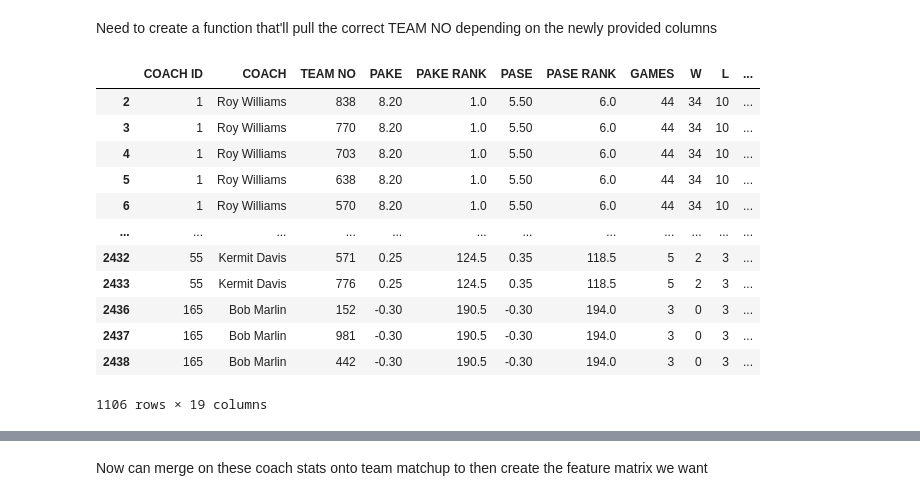
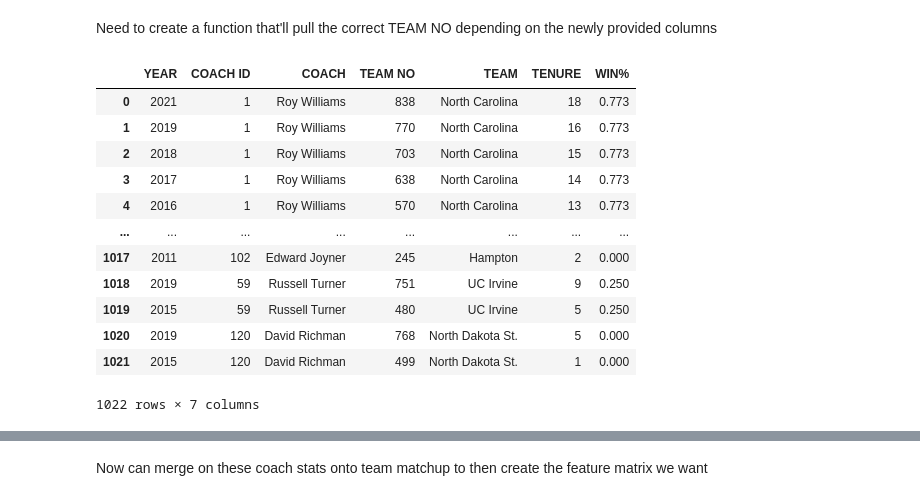
Before and after one commit to nicholaskim1004/MarchMadness, a Jupyter notebook: bracketology/madness.ipynb, the cells around one changed output, grey strips where cells are left out. Saved outputs shown, nothing was run; the diff lists cells and outputs as text; code cells hidden in the pictures.

Commit message:
-another pain staking process in finding why some rows were redundant -created differenced feature matrix for coaches :)

```diff
--- a/bracketology/madness.ipynb
+++ b/bracketology/madness.ipynb
@@ -635,24 +701,24 @@ coach_perf['TEAMS'] = [['North Carolina'],['Michigan St.'],['Butler'],['Memphis'
                       ['Kansas St.'],['UNC Wilmington','North Carolina St.'],['Western Kentucky','South Carolina','Northern Kentucky'],['Princeton'],['Florida St.'],['Grand Canyon'],['Richmond'],
                       ['Montana','Oregon St.'],['Florida','Georgia'],['Buffalo','Alabama'],['Xavier','Louisville','College of Charleston'],['Alabama','North Carolina St.','Cal St. Northridge'],
                       ['Cornell','Boston College','Penn'],['Fairleigh Dickinson','Iona'],['Wright St.','Clemson'],['Northwestern'],['Norfolk St.'],['Mercer'],['UAB','Stanford'],
-                      ['Yale'],['Marshall'],['UC Irvine'],['Morehead St.','Southern Miss','Tennessee'],['Western Kentucky'],['Abilene Christian','UTEP'],['Dayton','Georgia Tech','South Florida'],
+                      ['Yale'],['Marshall'],['Morehead St.','Southern Miss','Tennessee'],['Western Kentucky'],['Abilene Christian','UTEP'],['Dayton','Georgia Tech','South Florida'],
                       ['San Diego'],['Furman'],['Duke'],['James Madison','Vanderbilt'],['Iowa St.','Creighton'],['Murray St.','LSU'],['Stony Brook','Ohio'],['Stanford','LSU','TCU'],
                       ['Northern Iowa'],['Lehigh'],['Alabama'],['Cleveland St.','Missouri'],['Washington'],['Arkansas'],
                       ['Hawaii'],['Cleveland St.'],['Georgia St.'],['Liberty','Liberty'],['Washington'],['Penn St.','Notre Dame'],['Oakland'],['Marquette','Virginia Tech','Texas A&M'],
                       ['Fresno St.','UTEP','Texas'],['Washington St.','Stanford'],['Saint Louis'],['North Dakota St.','Ohio'],['Georgia Tech','George Mason'],['Harvard'],['Baylor'],
                       ['Missouri','Arkansas',"St. John's"],['Stony Brook','Rutgers'],['Montana St.','Utah St.','Washington'],['South Florida','Eastern Michigan'],['Utah'],
-                      ['Chattanooga','Central Arkansas'],['UTSA'],['UT Arlington','Troy'],['Hampton'],['Mississippi St.','Western Kentucky'],['Arkansas Pine Bluff','Mississippi Valley St.'],
+                      ['Chattanooga','Central Arkansas'],['UTSA'],['UT Arlington','Troy'],['Mississippi St.','Western Kentucky'],['Arkansas Pine Bluff','Mississippi Valley St.'],
                       ['Lafayette'],['Southern Miss','Colorado St.'],['Mississippi Valley St.'],['Northwestern','Holy Cross'],['North Carolina A&T'],['Robert Morris'],['Radford'],
                       ['Grambling St.'],['Wagner'],['Marshall','UCF','Stetson'],['Fairleigh Dickinson'],['Bradley','UC Davis'],['Gardner Webb'],['Hartford','Manhattan'],
-                      ['Radford','UNC Greensboro'],['North Dakota St.'],["Mount St. Mary's",'Siena','George Washington'],['Wagner',"Saint Peter's"],['UNC Asheville'],['Bradley'],
+                      ['Radford','UNC Greensboro'],["Mount St. Mary's",'Siena','George Washington'],['Wagner',"Saint Peter's"],['UNC Asheville'],['Bradley'],
                       ['Norfolk St.'],['Georgia St.','SMU','Rice'],['Howard'],['Texas Southern'],['Army','Drexel'],['Stetson','Lipscomb','Belmont'],['Milwaukee','Butler'],
                       ['UMBC','Utah St.','VCU'],['North Dakota'],['Texas A&M','Maryland'],['Southern'],['Troy'],['Cal Poly'],['UNC Asheville','Middle Tennessee'],['Detroit'],
-                      ['Cal St. Northridge'],['Binghamton','Morgan St.'],['James Madison'],['North Dakota St.'],['UMBC'],['Boston University','Penn St.','Florida Gulf Coast'],['Northwestern St.'],
-                      ['Boise St.'],['Austin Peay'],['Hampton'],['Loyola MD'],['Coastal Carolina'],["Mount St. Mary's",'Holy Cross'],['Northern Colorado'],['Milwaukee'],['Longwood'],
+                      ['Cal St. Northridge'],['Binghamton','Morgan St.'],['James Madison'],['UMBC'],['Boston University','Penn St.','Florida Gulf Coast'],['Northwestern St.'],
+                      ['Boise St.'],['Austin Peay'],['Loyola MD'],['Coastal Carolina'],["Mount St. Mary's",'Holy Cross'],['Northern Colorado'],['Milwaukee'],['Longwood'],
                       ['Delaware'],['Northern Kentucky','Cincinnati'],['Cal St. Fullerton'],['Stephen F. Austin'],['Notre Dame'],['Akron','Duquesne'],['Texas A&M Corpus Chris','Western Kentucky','Oklahoma St.'],
                       ['East Tennessee St.','Wake Forest'],['Maryland'],['Eastern Kentucky'],['East Tennessee St.'],['Cal St. Fullerton'],['Pacific'],['Princeton','Fairfield'],['Manhattan'],
                       ['Winthrop'],['Florida Southern','Green Bay'],['Eastern Washington'],['Georgia St.','Cal St. Bakersfield'],['Chattanooga','Massachusetts'],['UNC Asheville'],['Western Michigan'],
-                      ['Indiana St.'],['Delaware','North Carolina A&T'],['Wyoming'],['UC Irvine'],['Robert Morris','Rutgers'],['Stephen F. Austin'],['Morgan St.'],["Saint Peter's"],['American'],
+                      ['Indiana St.'],['Delaware','North Carolina A&T'],['Wyoming'],['Robert Morris','Rutgers'],['Stephen F. Austin'],['Morgan St.'],["Saint Peter's"],['American'],
                       ['New Mexico St.','New Mexico'],['College of Charleston','Boston College'],['Kennesaw St.','South Florida'],['Oklahoma St.'],['Montana'],['Morehead St.'],['Tennessee','Auburn'],['Northeastern'],
                       ['Georgia','Cleveland St.'],['North Carolina Central'],['Army','Saint Louis'],['Houston'],['Tulsa','Wake Forest'],['Kentucky','Texas Tech','Ranger College','Tarleton St.'],['Portland St.','Washington St.'],
                       ['Weber St.'],['UC Santa Barbara'],['California'],['LIU Brooklyn','Dusquesne','UMBC'],['Samford'],['Western Kentucky','Jacksonville St.'],['Eastern Washington','Portland'],['Bucknell','New Hampshire'],
@@ -669,7 +735,7 @@ coach_perf['TEAMS'] = [['North Carolina'],['Michigan St.'],['Butler'],['Memphis'
                       ['St. Bonaventure'],['Vermont'],['Minnesota','Texas Tech','Memphis'],['UNLV'],['San Francisco','Florida'],['Tennessee','California','Missouri'],['Iona','Seton Hall','Maryland'],
                       ['Utah St.'],['Ohio St.','Butler'],['BYU','Kentucky'],['Illinois','Kansas St.'],['Belmont'],['Miami FL','Missouri','Tulsa'],['BYU'],['Purdue'],['Temple','La Salle'],
                       ['Siena','Iowa'],['Vanderbilt','Pittsburgh'],['Wofford','Virginia Tech'],['VCU','Texas','Marquette'],['Arizona'],['Oklahoma St.','Saint Louis'],['Clemson'],["Saint Mary's"],['Pittsburgh','TCU'],['Georgetown'],['Texas','Tennessee'],['Washington St.','Virginia']
-                      ,['Murray St.','Iowa St.','Murray St.'],['Middle Tennessee','Mississippi'],['Sam Houston St.','Louisiana Lafayette'],]
+                      ,['Murray St.','Iowa St.','Murray St.'],['Middle Tennessee','Mississippi'],['Sam Houston St.','Louisiana Lafayette'],['Hampton'],['UC Irvine'],['North Dakota St.']]
 coach_perf['YRS'] = [['2003-2021'],['1995-2025'],['2007-2013'],['2000-2009','2009-2024','2024-2025'],['1994-2010','2010-2025'],['1976-2023'],['2007-2019'],
                      ['2001-2022'],['2015-2019','2019-2024','2024-2025'],['2012-2018'],['2011-2021','2021-2025'],['2007-2012','2012-2022','2022-2025'],
                      ['2010-2012','2012-2018','2018-2025'],['2003-2025'],['1997-2011','2011-2024'],['2021-2025'],['1999-2025'],['2015-2016','2016-2021','2021-2022','2023-2025'],
@@ -679,24 +745,24 @@ coach_perf['YRS'] = [['2003-2021'],['1995-2025'],['2007-2013'],['2000-2009','200
                      ['2022-2025'],['2014-2017','2017-2025'],['2003-2008','2008-2012','2019-2025'],['2011-2025'],['2002-2025'],['2009-2013'],['2005-2025'],
                      ['2006-2014','2014-2025'],['2015-2022','2022-2025'],['2015-2019','2019-2025'],['2009-2018','2018-2022','2024-2025'],['1998-2009','2011-2017','2018-2021'],
                      ['2000-2010','2010-2014','2015-2025'],['2022-2023','2023-2025'],['2006-2010','2010-2025'],['2013-2025'],['2007-2013'],['2008-2019'],['2012-2016','2016-2024'],
-                     ['1999-2025'],['2014-2024'],['2010-2025'],['2006-2012','2012-2014','2014-2015'],['2008-2012'],['2011-2021','2021-2025'],['2003-2011','2011-2016','2017-2023'],
+                     ['1999-2025'],['2014-2024'],['2006-2012','2012-2014','2014-2015'],['2008-2012'],['2011-2021','2021-2025'],['2003-2011','2011-2016','2017-2023'],
                      ['2007-2015'],['2017-2025'],['2022-2025'],['2020-2024','2024-2025'],['2006-2010','2010-2025'],['2015-2022','2022-2025'],['2016-2019','2019-2025'],['2004-2008','2008-2012','2012-2016'],
                      ['2006-2025'],['2007-2025'],['2015-2019'],['2019-2022','2022-2025'],['2017-2024'],['2007-2011'],
                      ['2015-2025'],['2006-2017'],['2011-2019'],['2007-2009','2015-2025'],['2002-2017'],['2021-2023','2023-2025'],['1984-2025'],['2008-2014','2014-2019','2019-2025'],
                      ['2011-2018','2018-2021','2022-2025'],['2019-2024','2024-2025'],['2007-2012'],['2007-2014','2014-2019'],['2000-2011','2011-2015'],['2007-2025'],['2003-2025'],
                      ['2006-2011','2011-2019','2019-2023'],['2005-2016','2016-2025'],['2019-2023','2023-2024','2024-2025'],['2007-2014','2021-2025'],['2011-2021'],
-                     ['2004-2013','2024-2025'],['2006-2016'],['2006-2018','2019-2025'],['2009-2024'],['1998-2012','2016-2023'],['2008-2021','2022-2025'],
+                     ['2004-2013','2024-2025'],['2006-2016'],['2006-2018','2019-2025'],['1998-2012','2016-2023'],['2008-2021','2022-2025'],
                      ['1995-2022'],['2004-2012','2012-2018'],['2005-2008'],['2000-2013','2015-2019'],['2012-2016'],['2010-2025'],['2007-2011'],
                      ['2017-2025'],['2022-2025'],['2007-2010','2010-2016','2019-2025'],['2013-2022'],['2002-2011','2011-2025'],['2013-2024'],['2010-2022','2023-2025'],
-                     ['2011-2021','2021-2025'],['2014-2025'],['2012-2018','2018-2019','2019-2022'],['2012-2022','2022-2025'],['2018-2025'],['2015-2025'],
+                     ['2011-2021','2021-2025'],['2012-2018','2018-2019','2019-2022'],['2012-2022','2022-2025'],['2018-2025'],['2015-2025'],
                      ['2014-2025'],['2019-2022','2022-2024','2024-2025'],['2019-2025'],['2012-2018'],['2009-2016','2016-2025'],['2011-2013','2013-2019','2019-2025'],['2016-2017','2017-2022'],
                      ['2016-2021','2021-2023','2023-2025'],['2006-2019'],['2007-2011','2011-2021'],['2011-2017'],['2013-2019'],['2009-2019'],['2013-2018','2018-2025'],['2008-2016'],
-                     ['1996-2013'],['2007-2009','2019-2025'],['2008-2016'],['2014-2025'],['2004-2012'],['2009-2011','2011-2020','2022-2025'],['1999-2022'],
-                     ['2002-2010'],['1990-2017'],['2009-2024'],['2004-2013'],['2007-2023'],['2003-2010','2010-2015'],['2010-2016'],['2005-2016'],['2018-2025'],
+                     ['1996-2013'],['2007-2009','2019-2025'],['2008-2016'],['2004-2012'],['2009-2011','2011-2020','2022-2025'],['1999-2022'],
+                     ['2002-2010'],['1990-2017'],['2004-2013'],['2007-2023'],['2003-2010','2010-2015'],['2010-2016'],['2005-2016'],['2018-2025'],
                      ['2016-2025'],['2015-2019','2019-2021'],['2013-2025'],['2016-2025'],['2000-2023'],['2004-2017','2017-2024'],['2021-2023','2023-2024','2024-2025'],
                      ['2015-2020','2020-2025'],['1989-2011'],['2005-2015'],['2003-2015'],['2003-2012'],['1988-2013'],['2007-2011','2011-2019'],['2011-2022'],
                      ['2007-2012'],['2006-2015','2015-2020'],['2011-2017'],['2007-2011','2011-2025'],['2015-2017','2017-2022'],['1996-2013'],['2003-2020'],
-                     ['2010-2021'],['2006-2016','2023-2025'],['2011-2016'],['2010-2025'],['2007-2010','2010-2013'],['2000-2013'],['2006-2019'],['2006-2018'],['2013-2023'],
+                     ['2010-2021'],['2006-2016','2023-2025'],['2011-2016'],['2007-2010','2010-2013'],['2000-2013'],['2006-2019'],['2006-2018'],['2013-2023'],
                      ['2016-2017','2017-2021'],['2014-2021','2021-2025'],['2019-2023','2023-2024'],['2017-2024'],['2014-2025'],['2016-2024'],['2005-2011','2014-2025'],['2006-2025'],
                      ['2003-2009','2017-2019'],['2009-2025'],['2002-2009','2012-2016'],['2004-2010'],['2012-2014','2014-2020'],['2007-2009','2011-2012','2015-2020','2020-2025'],['2005-2009','2009-2014'],
                      ['2006-2022'],['1998-2017'],['2008-2014'],['2002-2012','2012-2017','2021-2025'],['2020-2025'],['2012-2016','2016-2025'],['2017-2021','2021-2025'],['2015-2023','2023-2025'],
@@ -708,9 +774,9 @@ coach_perf['YRS'] = [['2003-2021'],['1995-2025'],['2007-2013'],['2000-2009','200
                      ['2013-2017','2017-2018','2018-2025'],['1989-2022'],['2005-2009','2010-2017'],['1995-2019'],['2008-2015','2015-2021','2023-2025'],['2004-2009','2009-2018','2019-2023'],['2007-2011'],['2018-2025'],['2014-2017','2017-2023','2023-2025'],
                      ['2011-2025'],['2012-2016'],['2007-2012','2012-2019','2021-2025'],['2013-2017'],['2006-2010','2010-2025'],['2006-2009','2009-2015','2017-2025'],['2017-2022','2022-2025'],['1995-2016','2016-2024'],
                      ['2012-2021','2021-2024','2024-2025'],['2012-2013','2013-2021','2021-2025'],['2010-2025'],['2006-2015','2016-2025'],['2007-2023'],['2009-2016','2016-2023'],['2006-2011','2011-2023','2023-2025'],['2011-2016','2016-2019','2020-2025'],
-                     ['2014-2018','2018-2021','2021-2025'],['2006-2008','2014-2025'],['2010-2015','2022-2025'],['2007-2008','2008-2011','2012-2021'],['2014-2017','2017-2024','2024-2025'],['2013-2015','2015-2017','2017-2022','2023-2025'],
+                     ['2014-2018','2018-2021','2021-2025'],['2006-2007','2014-2025'],['2010-2015','2022-2025'],['2007-2008','2008-2011','2012-2021'],['2014-2017','2017-2024','2024-2025'],['2013-2015','2015-2017','2017-2022','2023-2025'],
                      ['2006-2019','2019-2025'],['2018-2024','2024-2025'],['2013-2016','2016-2017','2017-2025'],['2007-2016','2016-2019'],['2014-2021'],['2013-2015','2015-2025'],['2016-2022'],['2010-2015','2019-2025'],
                      ['2007-2025'],['2011-2025'],['2007-2013','2013-2016','2016-2018'],['2011-2016'],['2019-2022','2022-2025'],['2011-2014','2014-2017','2017-2022'],['2007-2010','2010-2022','2022-2025'],
                      ['1998-2015'],['2004-2017','2022-2025'],['2019-2024','2024-2025'],['2003-2012','2012-2022'],['1986-2019'],['2004-2011','2011-2014','2014-2022'],['2005-2019'],['2005-2025'],['2006-2019','2022-2025'],
                      ['2005-2010','2010-2025'],['1999-2016','2016-2018'],['2002-2019','2019-2025'],['2009-2015','2015-2021','2021-2025'],['2021-2025'],['2008-2016','2016-2024'],['2003-2010'],['2001-2025'],['2003-2016','2016-2025'],['2004-2017'],['1998-2015','2015-2025'],['2006-2009','2009-2024']
-                     ,['2011-2015','2015-2021','2022-2025'],['2002-2018','2018-2023'],['1998-2010','2010-2024']]
+                     ,['2011-2015','2015-2021','2022-2025'],['2002-2018','2018-2023'],['1998-2010','2010-2024'],['2009-2024'],['2010-2025'],['2014-2025']]
@@ -729,45 +785,47 @@ Need to create a function that'll pull the correct TEAM NO depending on the newl
 # %%
 def team_no_finder(df, ids):
     # Convert lists in TEAMS and YRS into separate rows
     expanded_df = df.explode(['TEAMS', 'YRS'])
 
     # Extract start and end years
     expanded_df[['start_yr', 'end_yr']] = expanded_df['YRS'].str.extract(r"(\d{4})-(\d{4})")
     expanded_df['start_yr'] = expanded_df['start_yr'].fillna(expanded_df['YRS']).astype(int)
     expanded_df['end_yr'] = expanded_df['end_yr'].fillna(expanded_df['YRS']).astype(int)
 
     # Merge with team_ids using TEAM and YEAR conditions
     merged_df = expanded_df.merge(ids, left_on='TEAMS', right_on='TEAM')
 
     # Filter rows where season falls within the coaching period
-    merged_df = merged_df[(merged_df['YEAR'] >= merged_df['start_yr']) & (merged_df['YEAR'] <= merged_df['end_yr'])]
+    merged_df = merged_df[(merged_df['YEAR'] > merged_df['start_yr']) & (merged_df['YEAR'] <= merged_df['end_yr'])]
 
-    # Select required columns
-    final_df = merged_df[['COACH ID', 'COACH', 'TEAM NO', 'PAKE', 'PAKE RANK', 'PASE', 'PASE RANK',
-                          'GAMES', 'W', 'L', 'WIN%', 'R64', 'R32', 'S16', 'E8', 'F4', 'F2', 'CHAMP', 'TOP2']]
+    #creating new var that'll store how long they've been at current team
+    merged_df = merged_df.reset_index(drop=True)
+    merged_df['TENURE'] = merged_df['YEAR'] - merged_df['start_yr']
+
+    final_df = merged_df[['YEAR','COACH ID', 'COACH', 'TEAM NO', 'TEAM', 'TENURE','WIN%']]
 
     return final_df
 
 #Getting rid of white space for Texas at 2023
 team_ids.loc[team_ids['TEAM NO']==957,'TEAM'] = 'Texas'
 
 coach_by_teamno = team_no_finder(coach_perf, team_ids)
 
 coach_by_teamno
 # %% [output]
-|  | COACH ID | COACH | TEAM NO | PAKE | PAKE RANK | PASE | PASE RANK | GAMES | W | L | ... |
-| 2 | 1 | Roy Williams | 838 | 8.20 | 1.0 | 5.50 | 6.0 | 44 | 34 | 10 | ... |
-| 3 | 1 | Roy Williams | 770 | 8.20 | 1.0 | 5.50 | 6.0 | 44 | 34 | 10 | ... |
-| 4 | 1 | Roy Williams | 703 | 8.20 | 1.0 | 5.50 | 6.0 | 44 | 34 | 10 | ... |
-| 5 | 1 | Roy Williams | 638 | 8.20 | 1.0 | 5.50 | 6.0 | 44 | 34 | 10 | ... |
-| 6 | 1 | Roy Williams | 570 | 8.20 | 1.0 | 5.50 | 6.0 | 44 | 34 | 10 | ... |
-| ... | ... | ... | ... | ... | ... | ... | ... | ... | ... | ... | ... |
-| 2432 | 55 | Kermit Davis | 571 | 0.25 | 124.5 | 0.35 | 118.5 | 5 | 2 | 3 | ... |
-| 2433 | 55 | Kermit Davis | 776 | 0.25 | 124.5 | 0.35 | 118.5 | 5 | 2 | 3 | ... |
-| 2436 | 165 | Bob Marlin | 152 | -0.30 | 190.5 | -0.30 | 194.0 | 3 | 0 | 3 | ... |
-| 2437 | 165 | Bob Marlin | 981 | -0.30 | 190.5 | -0.30 | 194.0 | 3 | 0 | 3 | ... |
-| 2438 | 165 | Bob Marlin | 442 | -0.30 | 190.5 | -0.30 | 194.0 | 3 | 0 | 3 | ... |
+|  | YEAR | COACH ID | COACH | TEAM NO | TEAM | TENURE | WIN% |
+| 0 | 2021 | 1 | Roy Williams | 838 | North Carolina | 18 | 0.773 |
+| 1 | 2019 | 1 | Roy Williams | 770 | North Carolina | 16 | 0.773 |
+| 2 | 2018 | 1 | Roy Williams | 703 | North Carolina | 15 | 0.773 |
+| 3 | 2017 | 1 | Roy Williams | 638 | North Carolina | 14 | 0.773 |
+| 4 | 2016 | 1 | Roy Williams | 570 | North Carolina | 13 | 0.773 |
+| ... | ... | ... | ... | ... | ... | ... | ... |
+| 1017 | 2011 | 102 | Edward Joyner | 245 | Hampton | 2 | 0.000 |
+| 1018 | 2019 | 59 | Russell Turner | 751 | UC Irvine | 9 | 0.250 |
+| 1019 | 2015 | 59 | Russell Turner | 480 | UC Irvine | 5 | 0.250 |
+| 1020 | 2019 | 120 | David Richman | 768 | North Dakota St. | 5 | 0.000 |
+| 1021 | 2015 | 120 | David Richman | 499 | North Dakota St. | 1 | 0.000 |
-1106 rows × 19 columns
+1022 rows × 7 columns
 # %%
 len(np.unique(team_ids['TEAM NO'])),len(np.unique(team_no_finder(coach_perf, team_ids)['TEAM NO']))
 # %% [output]
```
Also changed, not shown: parts of 7 cells of this notebook, 1 other file.
